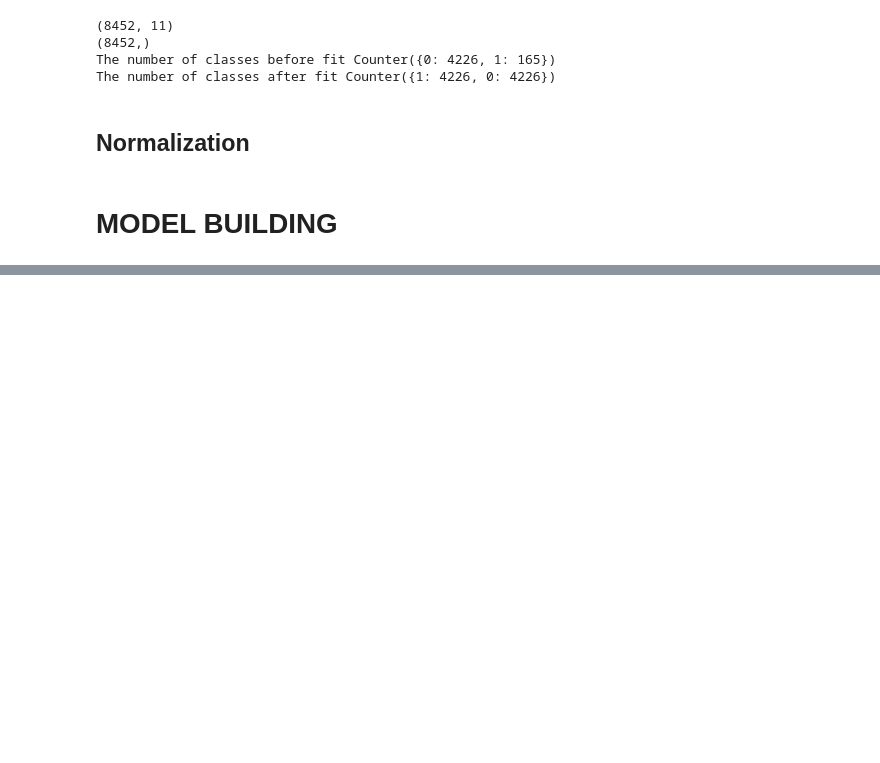
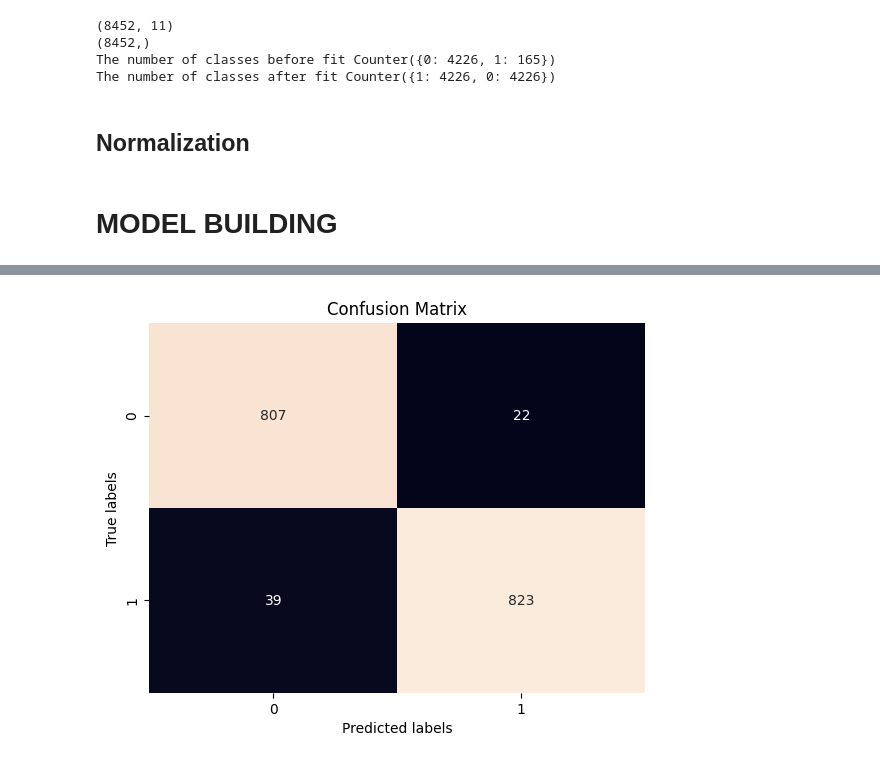
Before and after one commit to niranjankumarnk/ML_Stroke_Prediction-, a Jupyter notebook: Project_work/Notebook.ipynb, the cells around one changed output, grey strips where cells are left out. Cells and saved outputs as stored; diff of their text form; code cells hidden in the pictures; blank space fills up the shorter version.

```diff
--- a/Project_work/Notebook.ipynb
+++ b/Project_work/Notebook.ipynb
@@ -811,0 +427,11 @@ with open('rf_model_pickle.pkl','wb') as file:
+# %%
+#SVM
+svm_model = SVC()
+svm_grid = GridSearchCV(estimator = svm_model,param_grid = {'kernel': ['linear', 'poly', 'rbf', 'sigmoid'],
+                                                     'tol':[0.1,1e-2, 1e-4,1e-6],
+                                                     'C': [float(x) for x in np.linspace(1,20,10)],
+                                                     'gamma': ['scale', 'auto'],
+
+
+}, cv=3, n_jobs=-1, verbose=2 )
+svm_grid.fit(X_train,y_train)
@@ -811,0 +529,16 @@ with open('rf_model_pickle.pkl','wb') as file:
+# %%
+rf_Grid = GridSearchCV(estimator =rf,param_grid={'ccp_alpha':[rf_random.best_params_['ccp_alpha']],
+                                                'n_estimators': [rf_random.best_params_['n_estimators']-200, rf_random.best_params_['n_estimators']-100,rf_random.best_params_['n_estimators'],
+                                                                rf_random.best_params_['n_estimators']+100, rf_random.best_params_['n_estimators']+200 ],
+                                                'bootstrap':[rf_random.best_params_['bootstrap']],
+                                                'max_features':[rf_random.best_params_['max_features']],
+                                                'min_samples_leaf':[rf_random.best_params_['min_samples_leaf'],rf_random.best_params_['min_samples_leaf']+1],
+                                                'min_samples_split':[rf_random.best_params_['min_samples_split'],
+                                                                    rf_random.best_params_['min_samples_split']+1, rf_random.best_params_['min_samples_split']+2],
+                                                'max_depth': [rf_random.best_params_['max_depth']],
+                                                'criterion':[rf_random.best_params_['criterion']]
+
+
+},cv=10,n_jobs=-1, verbose =2)
+print(rf_Grid)
+rf_Grid.fit(X_train,y_train)
@@ -811,0 +586,4 @@ with open('rf_model_pickle.pkl','wb') as file:
+# %%
+random_forest =RandomForestClassifier(bootstrap=False, ccp_alpha=1e-06, criterion='entropy',
+                       max_depth=670, n_estimators=800)
+random_forest.fit(X_train,y_train)
@@ -811,0 +593,5 @@ with open('rf_model_pickle.pkl','wb') as file:
+# %%
+y_pred = random_forest.predict(X_test)
+print(f'Accuracy:',accuracy_score(y_pred, y_test))
+print(classification_report(y_pred, y_test))
+print(confusion_matrix(y_pred, y_test))
@@ -811,0 +611,11 @@ with open('rf_model_pickle.pkl','wb') as file:
+# %%
+cm=confusion_matrix(y_pred, y_test)
+sns.heatmap(cm,annot=True,fmt='d',cbar=False)
+plt.xlabel('Predicted labels')
+plt.ylabel('True labels')
+plt.title('Confusion Matrix')
+
+# Show plot
+plt.show()
+# %% [output]
+[figure, added]
```
Also changed, not shown: parts of 61 cells of this notebook, 1 other file.
